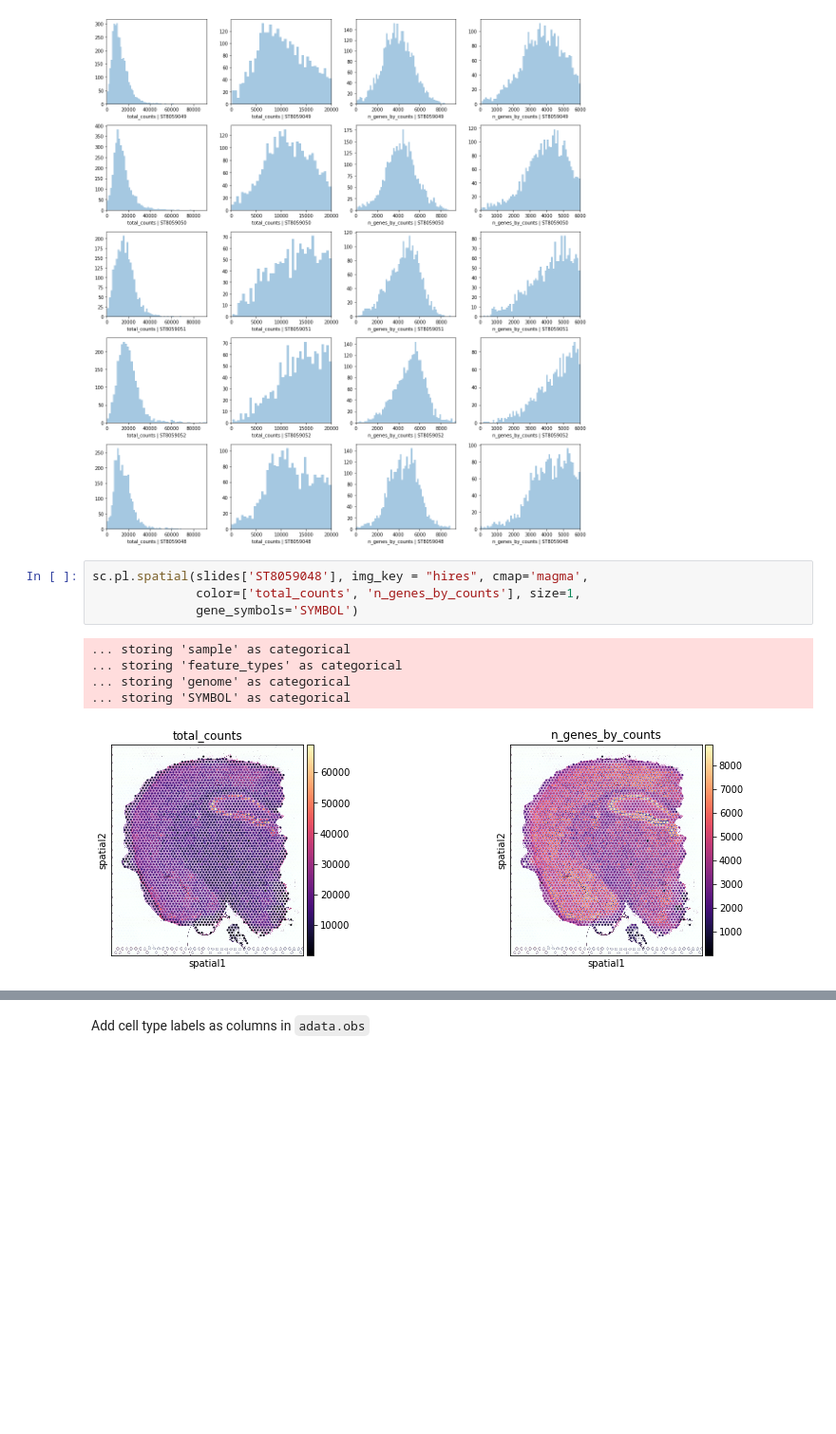
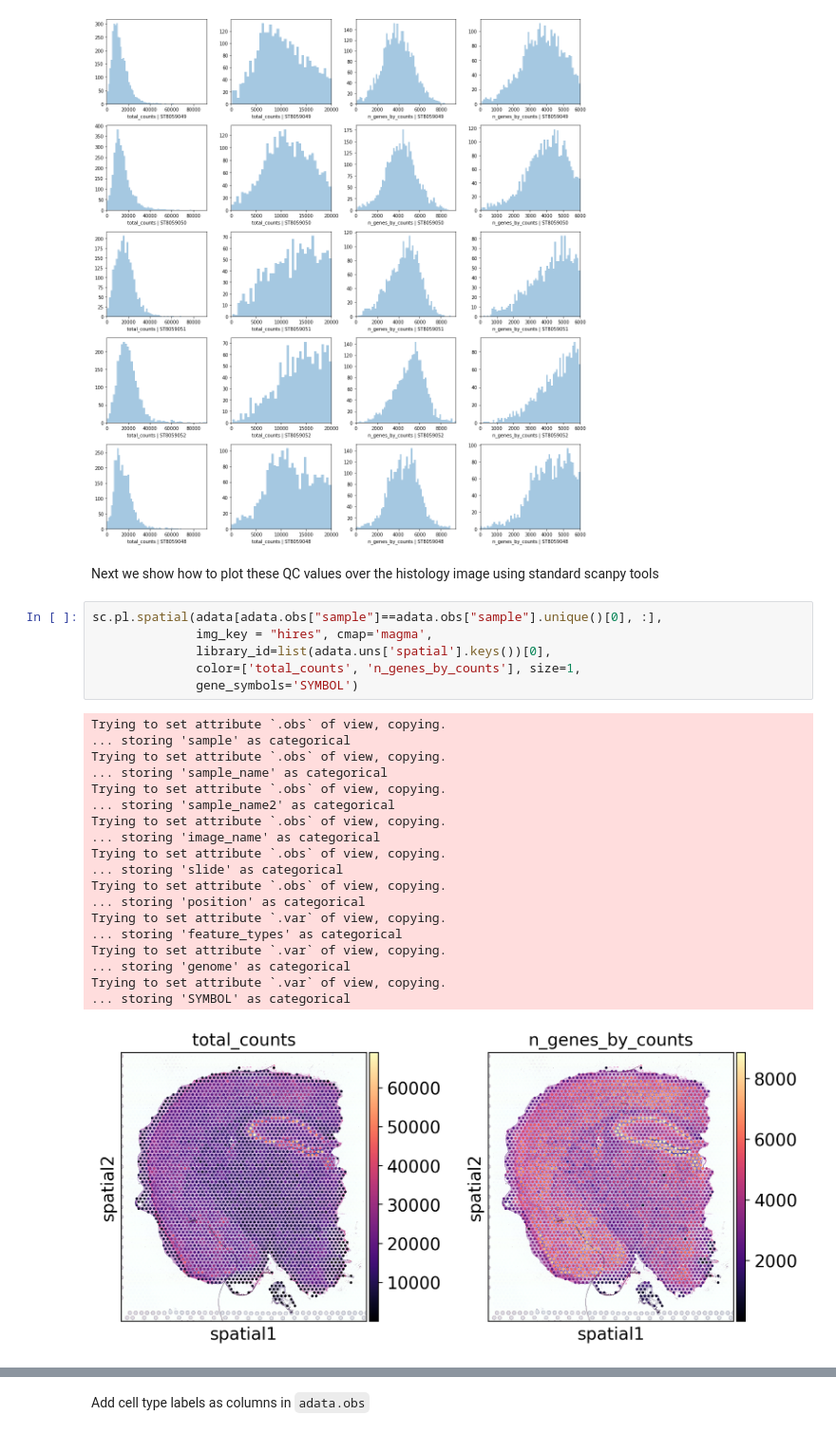
Before and after one commit to BayraktarLab/cell2location, a Jupyter notebook: notebooks/cell2location_short_demo.ipynb, the cells around one changed output, grey strips where cells are left out. Shown at 95% size. Drawn from its saved outputs; the diff is of its cells as text; blank space fills up the shorter version.

```diff
--- a/notebooks/cell2location_short_demo.ipynb
+++ b/notebooks/cell2location_short_demo.ipynb
@@ -171,14 +178,32 @@ for i in range(len(slides)):
 plt.tight_layout()
 # %% [output]
 [figure]
+# %% [markdown]
+Next we show how to plot these QC values over the histology image using standard scanpy tools
 # %%
-sc.pl.spatial(slides['ST8059048'], img_key = "hires", cmap='magma',
+sc.pl.spatial(adata[adata.obs["sample"]==adata.obs["sample"].unique()[0], :],
+              img_key = "hires", cmap='magma',
+              library_id=list(adata.uns['spatial'].keys())[0],
               color=['total_counts', 'n_genes_by_counts'], size=1,
               gene_symbols='SYMBOL')
 # %% [output]
+Trying to set attribute `.obs` of view, copying.
 ... storing 'sample' as categorical
+Trying to set attribute `.obs` of view, copying.
+... storing 'sample_name' as categorical
+Trying to set attribute `.obs` of view, copying.
+... storing 'sample_name2' as categorical
+Trying to set attribute `.obs` of view, copying.
+... storing 'image_name' as categorical
+Trying to set attribute `.obs` of view, copying.
+... storing 'slide' as categorical
+Trying to set attribute `.obs` of view, copying.
+... storing 'position' as categorical
+Trying to set attribute `.var` of view, copying.
 ... storing 'feature_types' as categorical
+Trying to set attribute `.var` of view, copying.
 ... storing 'genome' as categorical
+Trying to set attribute `.var` of view, copying.
 ... storing 'SYMBOL' as categorical
-[figure, old version]
+[figure, new version]
 # %% [markdown]
```
Also changed, not shown: parts of 28 cells of this notebook.
